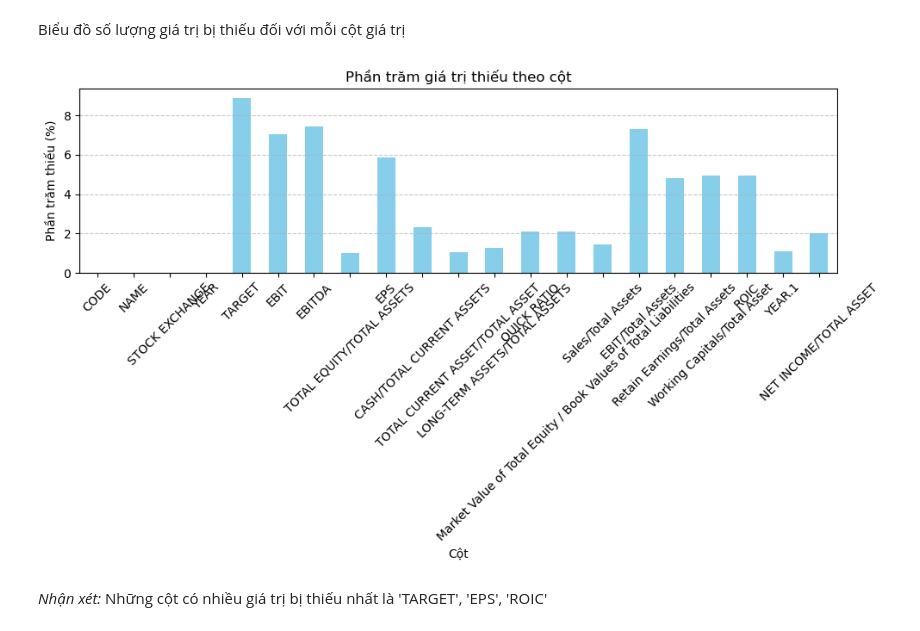
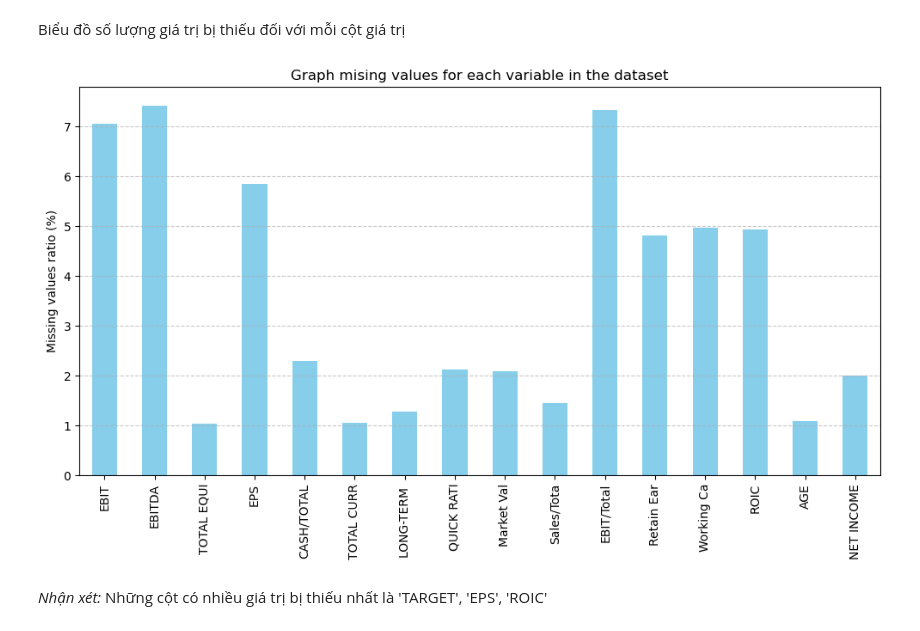
Before and after one commit to anhducbuui270802/FINANCIAL-DISTRESS-PREDICTION-, a Jupyter notebook: STEP1_Data_Preprocessing.ipynb, the cells around one changed output. Drawn from its saved outputs; the diff is of its cells as text; code cells hidden in the pictures.

```diff
--- a/STEP1_Data_Preprocessing.ipynb
+++ b/STEP1_Data_Preprocessing.ipynb
@@ -73,20 +76,22 @@ merged_df['TOTAL EQUITY/TOTAL ASSETS'] = merged_df['TOTAL EQUITY/TOTAL ASSETS'].
 Biểu đồ số lượng giá trị bị thiếu đối với mỗi cột giá trị
 # %%
 # Tính phần trăm giá trị thiếu cho mỗi cột
-missing_percentage = merged_df.isnull().mean() * 100
+
+missing_percentage = merged_df.iloc[:, 5:].isnull().mean() * 100
 
 # Vẽ biểu đồ
 plt.figure(figsize=(10, 6))
 missing_percentage.plot(kind='bar', color='skyblue')
-plt.title('Phần trăm giá trị thiếu theo cột')
-plt.xlabel('Cột')
-plt.ylabel('Phần trăm thiếu (%)')
-plt.xticks(rotation=45)
+plt.title('Graph mising values for each variable in the dataset')
+column_names_10_chars = [col[:10] for col in missing_percentage.index]
+plt.xticks(ticks=np.arange(len(missing_percentage)), labels=column_names_10_chars, rotation=90)
+plt.ylabel('Missing values ratio (%)')
+plt.xticks(rotation=90)
 plt.grid(axis='y', linestyle='--', alpha=0.7)
 plt.tight_layout()
 plt.show()
 # %% [output]
-[figure, old version]
+[figure, new version]
 # %% [markdown]
 *Nhận xét:* Những cột có nhiều giá trị bị thiếu nhất là 'TARGET', 'EPS', 'ROIC'
 # %%
```
Also changed, not shown: parts of 14 cells of this notebook, 15 other files.
